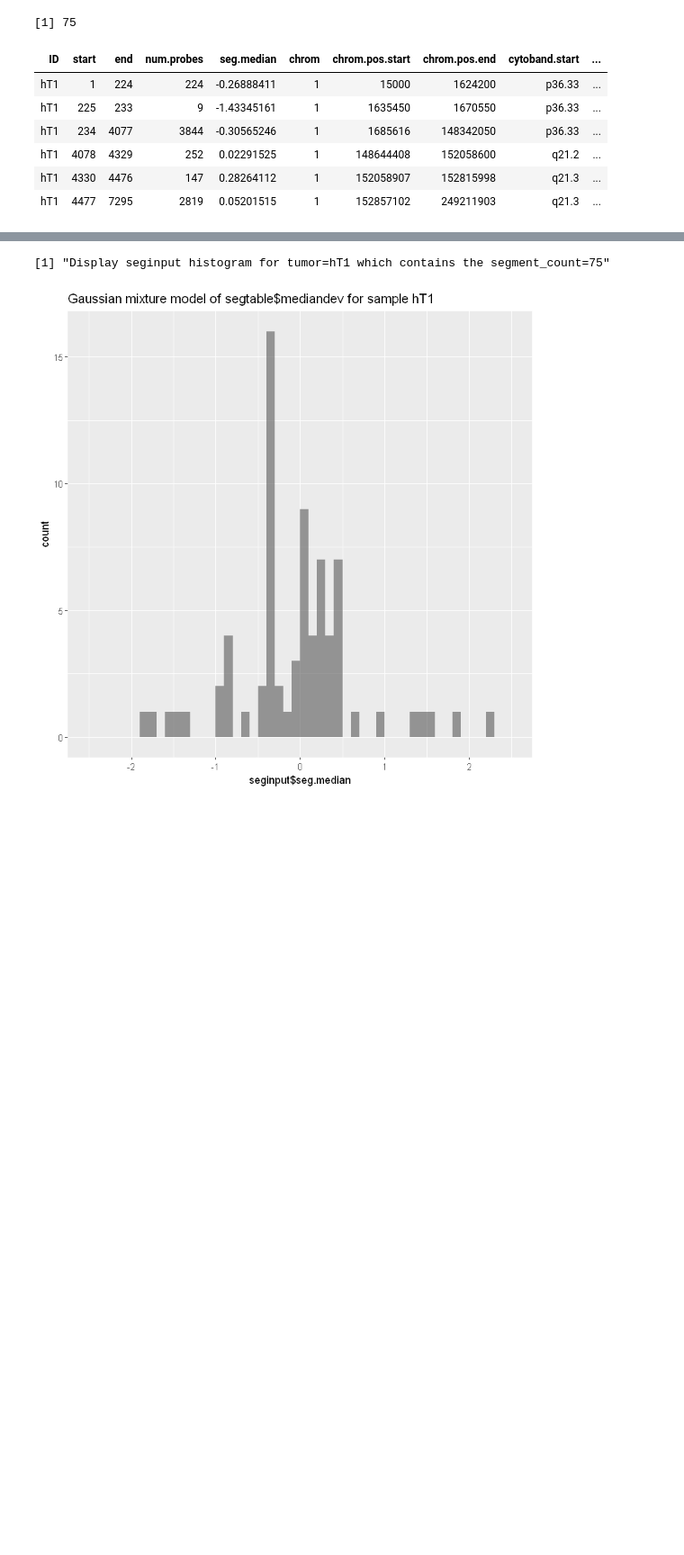
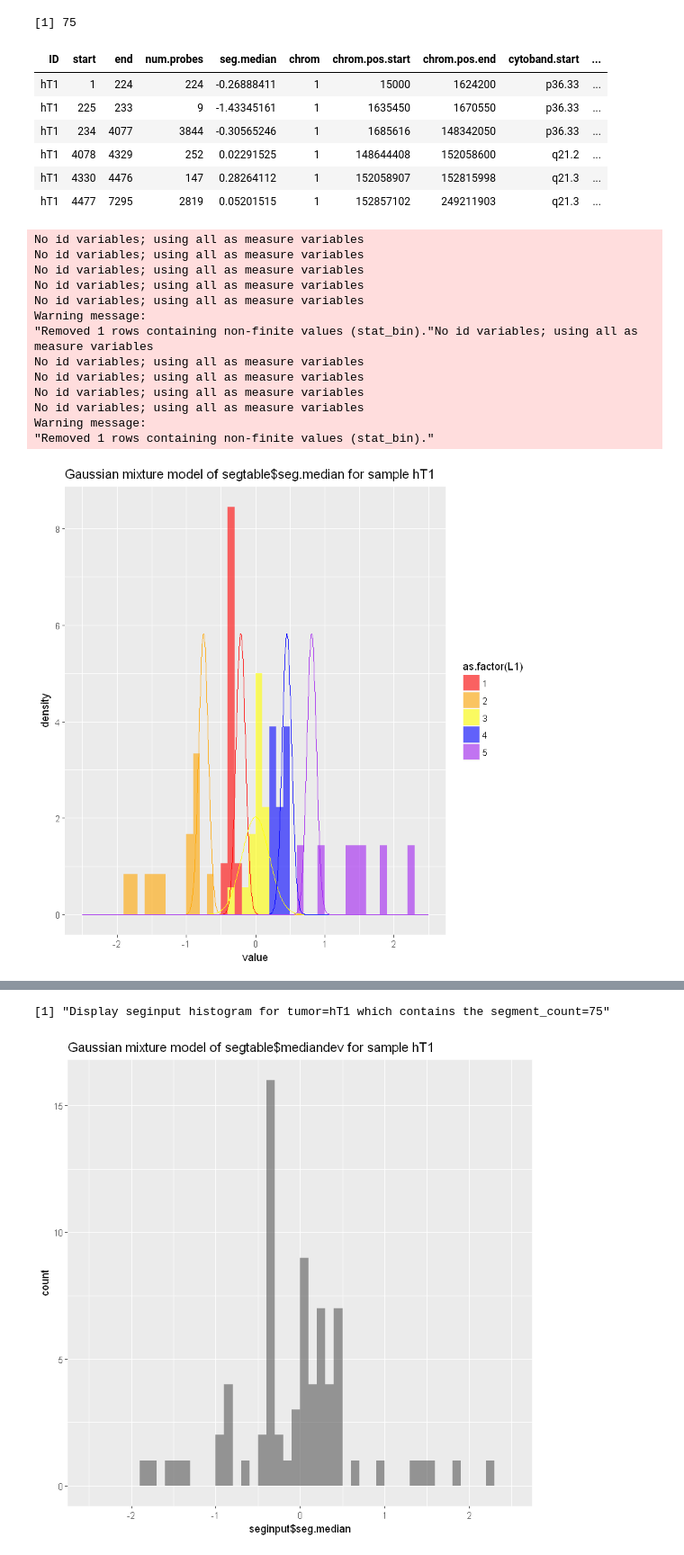
Before and after one commit to CodingBash/CNV-Clinical-Preprocessing, a Jupyter notebook: notebooks/Visualize GMMs from CNprep.ipynb, the cells around one changed output, grey strips where cells are left out. Shown: that part at 90% size. Saved outputs shown, nothing was run; the diff lists cells and outputs as text; code cells hidden in the pictures; blank space fills up the shorter version.

```diff
--- a/notebooks/Visualize GMMs from CNprep.ipynb
+++ b/notebooks/Visualize GMMs from CNprep.ipynb
@@ -130,3 +130,24 @@ head(seginput)
 | hT1 | 4078 | 4329 | 252 | 0.02291525 | 1 | 148644408 | 152058600 | q21.2 | ... |
 | hT1 | 4330 | 4476 | 147 | 0.28264112 | 1 | 152058907 | 152815998 | q21.3 | ... |
 | hT1 | 4477 | 7295 | 2819 | 0.05201515 | 1 | 152857102 | 249211903 | q21.3 | ... |
+# %%
+setwd("~/Documents/Git-Projects/Git-Research-Projects/drug-response-prediction")
+sample <- "hT1"
+segtable <- retrieveSegtable(sample , dir = "segClusteringResults/prev_run_7_19_2018_2/")
+displayGMM(segtable = segtable, sample = sample, column = "seg.median", print = TRUE, save = FALSE)
+displayGMM(segtable = segtable, sample = sample, column = "mediandev", print = TRUE, save = FALSE)
+# %% [output]
+No id variables; using all as measure variables
+No id variables; using all as measure variables
+No id variables; using all as measure variables
+No id variables; using all as measure variables
+No id variables; using all as measure variables
+Warning message:
+"Removed 1 rows containing non-finite values (stat_bin)."No id variables; using all as measure variables
+No id variables; using all as measure variables
+No id variables; using all as measure variables
+No id variables; using all as measure variables
+No id variables; using all as measure variables
+Warning message:
+"Removed 1 rows containing non-finite values (stat_bin)."
+[figure, added]
```
Also changed, not shown: parts of 2 cells of this notebook, 10 other files.
